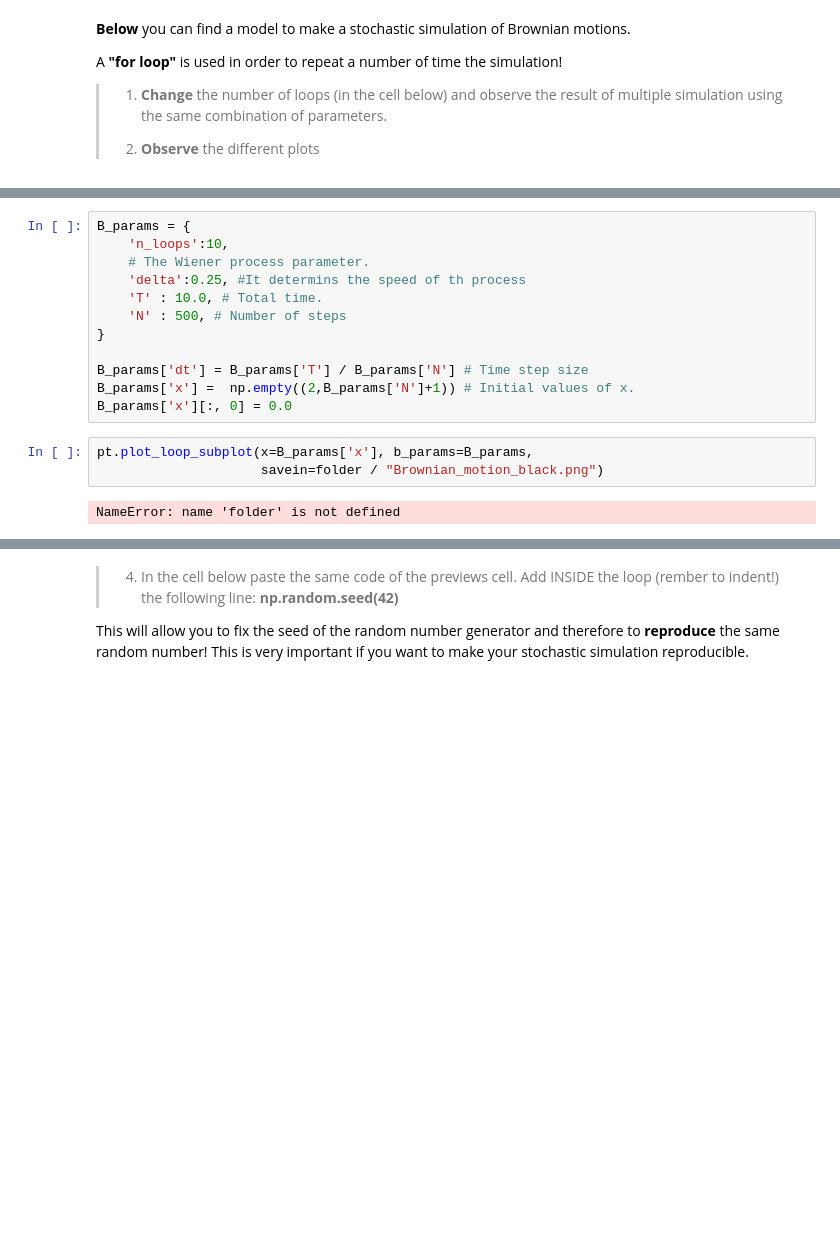
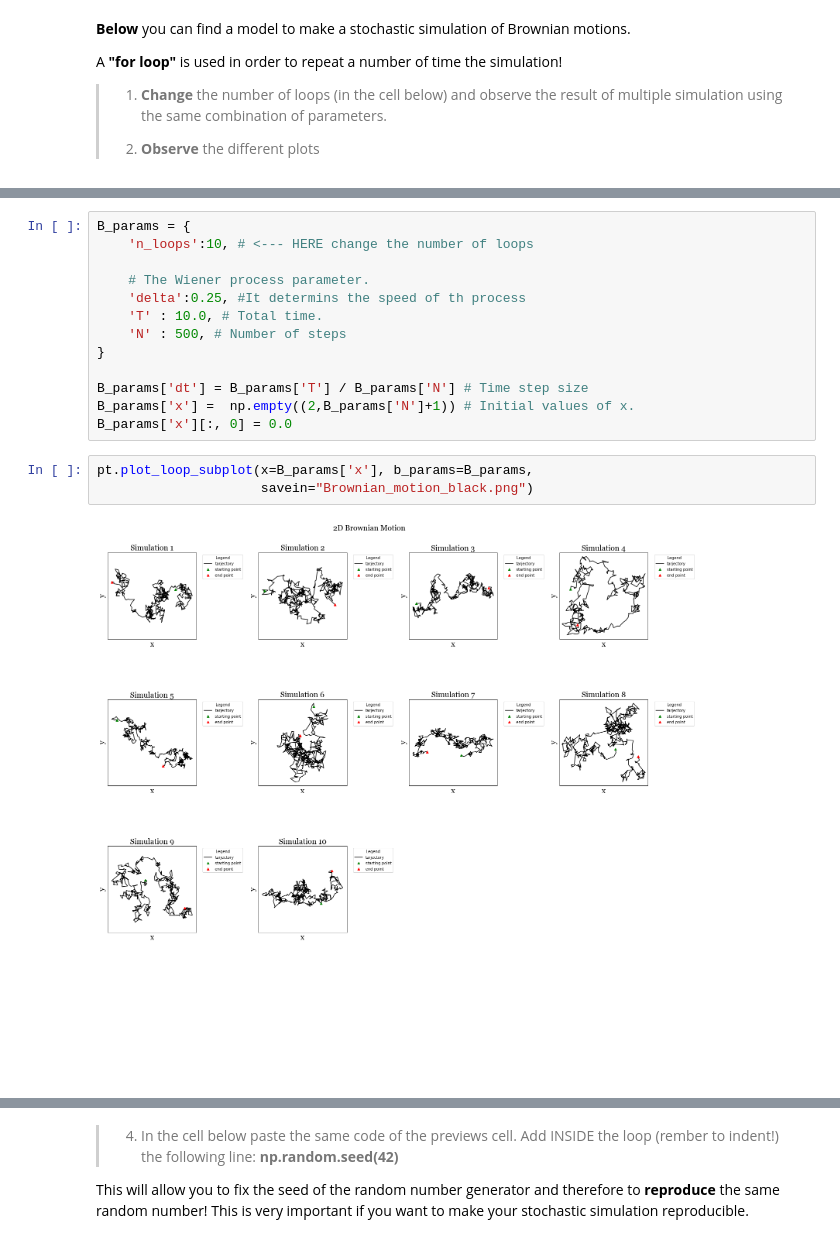
Before and after one commit to StefaniAstrologo/Lake-Como-School_Tutorial_2021, a Jupyter notebook: Crash_Stochastic_Tutorial.ipynb, the cells around one changed output, grey strips where cells are left out. Saved outputs shown, nothing was run; the diff lists cells and outputs as text; blank space fills up the shorter version.

```diff
--- a/Crash_Stochastic_Tutorial.ipynb
+++ b/Crash_Stochastic_Tutorial.ipynb
@@ -59,6 +62,7 @@ import matplotlib.pyplot as plt # package to make plot
 # %%
 B_params = {
-    'n_loops':10,
+    'n_loops':10, # <--- HERE change the number of loops
+
     # The Wiener process parameter.
     'delta':0.25, #It determins the speed of th process
     'T' : 10.0, # Total time.
@@ -70,9 +74,9 @@ B_params['x'] =  np.empty((2,B_params['N']+1)) # Initial values of x.
 B_params['x'][:, 0] = 0.0
 # %%
 pt.plot_loop_subplot(x=B_params['x'], b_params=B_params,
-                     savein=folder / "Brownian_motion_black.png")
+                     savein="Brownian_motion_black.png")
 # %% [output]
-NameError: name 'folder' is not defined
+[figure, added]
 # %% [markdown]
 > Cuold you **reproduce** the same result (plot) at least twice?
 #### This brings to the question ... how stochastic simulation works?
```
Also changed, not shown: parts of 12 cells of this notebook, 2 other files.
